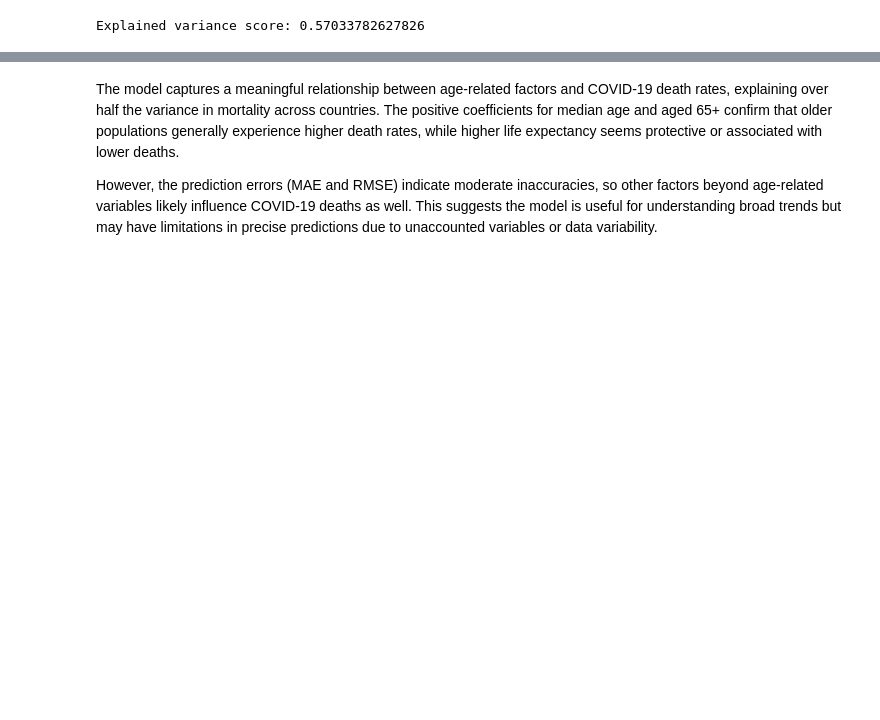
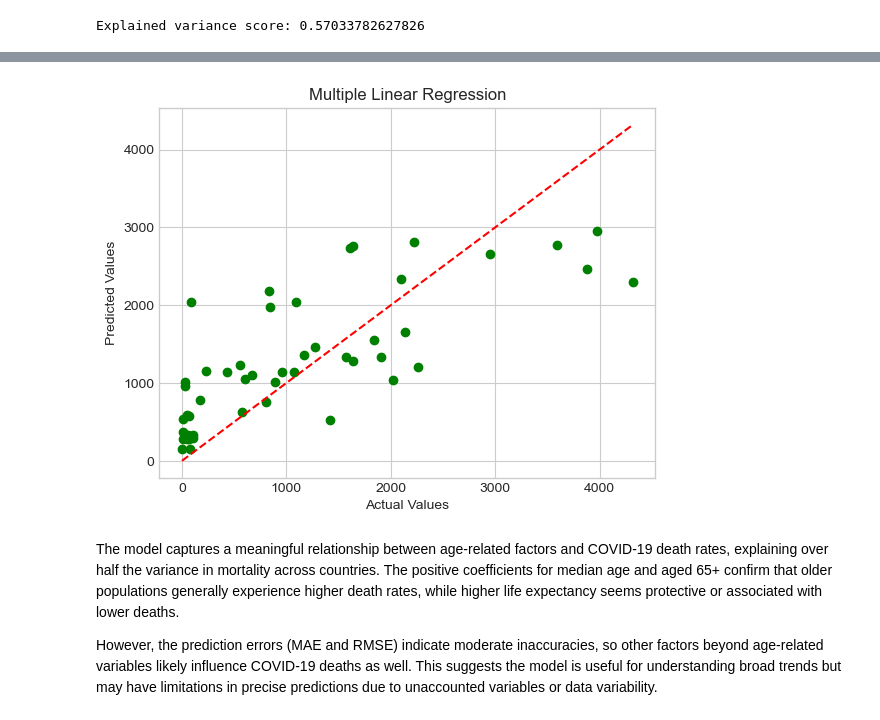
Before and after one commit to KamiStolt/BI-eksamen, a Jupyter notebook: Eksamen/BI_exam.ipynb, the cells around one changed output, grey strips where cells are left out. Drawn from its saved outputs; the diff is of its cells as text; code cells hidden in the pictures; blank space fills up the shorter version.

```diff
--- a/Eksamen/BI_exam.ipynb
+++ b/Eksamen/BI_exam.ipynb
@@ -2008,3 +1999,13 @@ plt.show()
+# %%
+# Visualize the regression results
+plt.title('Multiple Linear Regression')
+plt.scatter(y_test, y_predicted, color='green', label='Predicted vs Actual')
+plt.plot([y_test.min(), y_test.max()], [y_test.min(), y_test.max()], color='red', linestyle='--', label='Perfect Prediction')
+plt.xlabel('Actual Values')
+plt.ylabel('Predicted Values')
+plt.show()
+# %% [output]
+[figure, added]
 # %% [markdown]
 The model captures a meaningful relationship between age-related factors and COVID-19 death rates, explaining over half the variance in mortality across countries. The positive coefficients for median age and aged 65+ confirm that older populations generally experience higher death rates, while higher life expectancy seems protective or associated with lower deaths.
 
```
Also changed, not shown: parts of 51 cells of this notebook, 1 other file.
